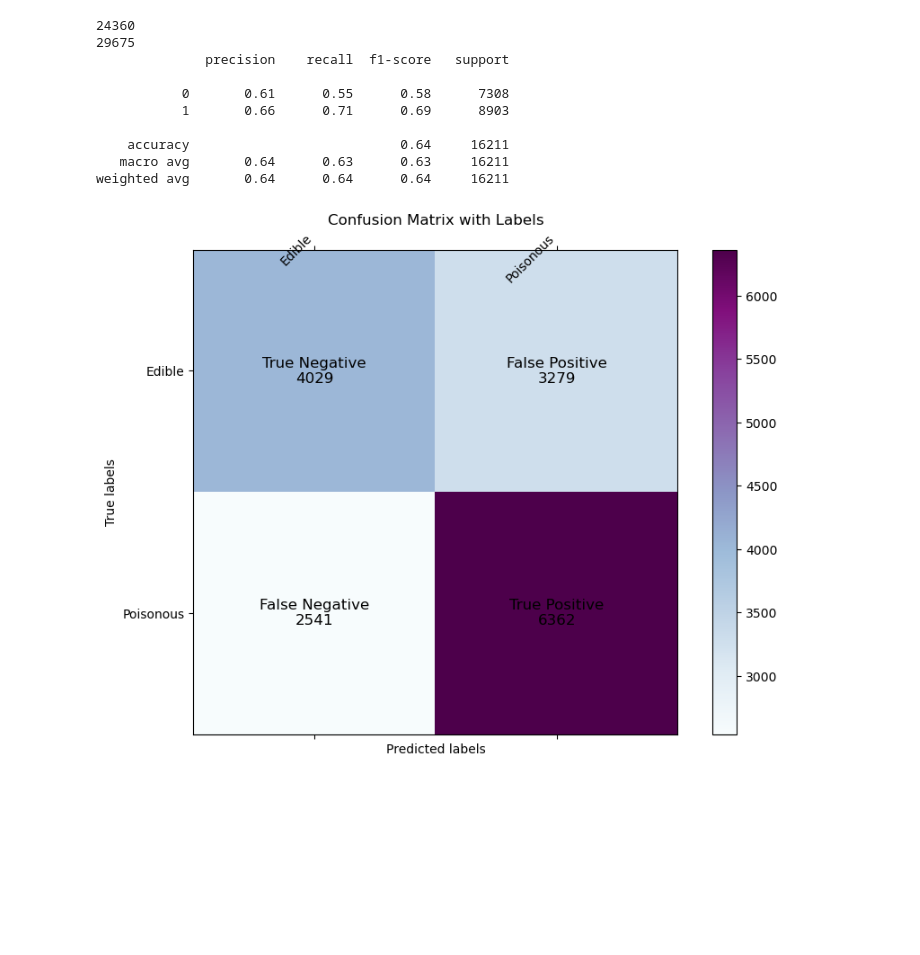
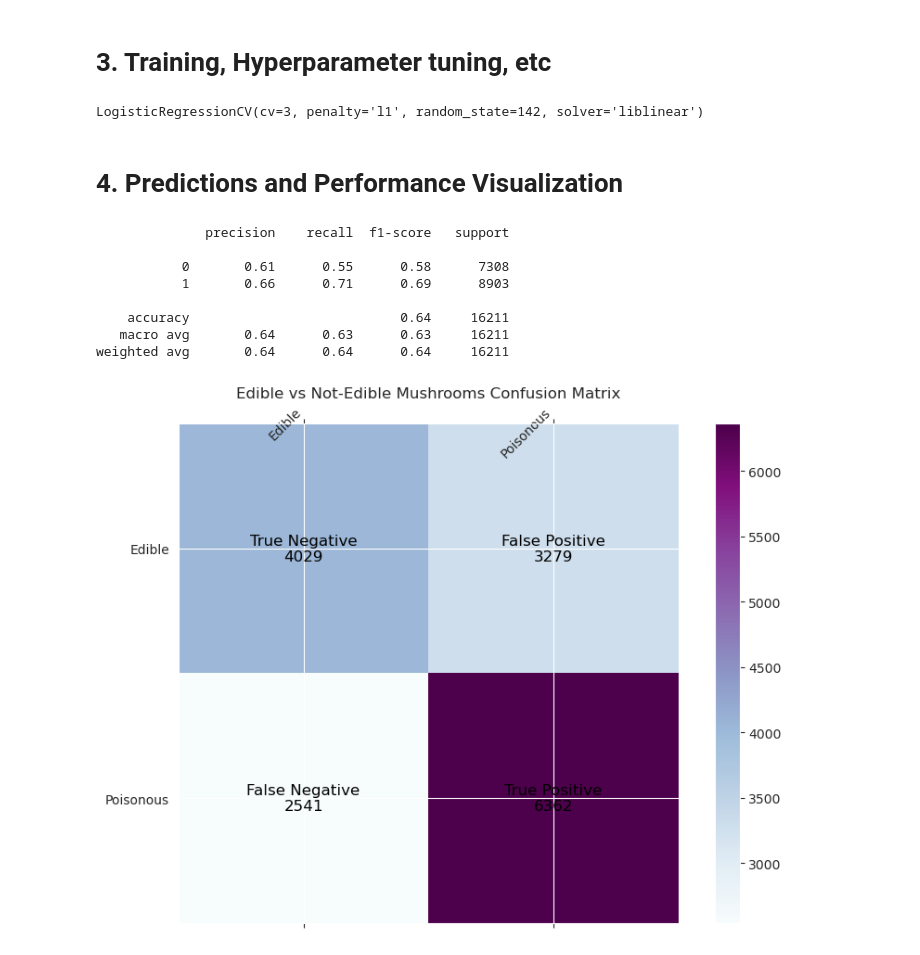
Before and after one commit to samuel23taku/ML-Edible-Mushroom-Classifier, a Jupyter notebook: log_reg_classifier.ipynb, the cells around one changed output. Saved outputs shown, nothing was run; the diff lists cells and outputs as text; code cells hidden in the pictures; blank space fills up the shorter version.

Commit message:
code clean up

```diff
--- a/log_reg_classifier.ipynb
+++ b/log_reg_classifier.ipynb
@@ -0,0 +30,11 @@
+# %%
+stratified_shuffle_split = StratifiedShuffleSplit(n_splits=1, test_size=0.3, random_state=142)
+
+index_training_data, index_test_data = next(stratified_shuffle_split.split(x, y))
+
+x_train_set = mushroom_data.loc[index_training_data, x.columns]
+y_train_ = mushroom_data.loc[index_training_data, "class"]
+
+x_test_set = mushroom_data.loc[index_test_data, x.columns]
+y_test_ = mushroom_data.loc[index_test_data, "class"]
+sns.heatmap(x.corr(), annot=True)
@@ -1,31 +44,13 @@
+# %% [markdown]
+# 3. Training, Hyperparameter tuning, etc
+# %%
+model = LogisticRegressionCV(Cs=10, cv=3, penalty='l1', solver='liblinear', random_state=142)
+model.fit(x_train_set, y_train_)
+# %% [output]
+LogisticRegressionCV(cv=3, penalty='l1', random_state=142, solver='liblinear')
+# %% [markdown]
+# 4. Predictions and Performance Visualization
 # %%
-import numpy as np
-import pandas as pd
-import seaborn as sns
-from sklearn.linear_model import LogisticRegression, LogisticRegressionCV
-from sklearn.model_selection import StratifiedShuffleSplit
-from sklearn.metrics import classification_report, confusion_matrix, ConfusionMatrixDisplay
-import matplotlib.pyplot as plt
-mushrooom_data = pd.read_csv("data/mushroom_cleaned.csv")
-y = mushrooom_data['class'] # Target variable
-x = mushrooom_data.iloc[:,:-1]
-# sns.heatmap(x.corr(), annot=True)
-
-stratified_shuffle_split  = StratifiedShuffleSplit(n_splits=1, test_size=0.3, random_state=142)
-
-index_training_data, index_test_data = next(stratified_shuffle_split.split(x, y))
-
-x_train_set = mushrooom_data.loc[index_training_data, x.columns]
-y_train_ = mushrooom_data.loc[index_training_data, "class"]
-
-x_test_set = mushrooom_data.loc[index_test_data, x.columns]
-y_test_ = mushrooom_data.loc[index_test_data, "class"]
-
-model = LogisticRegressionCV(Cs=10,cv=3,penalty='l1',solver='liblinear',random_state=142)
-print((y ==0).sum())
-print((y ==1).sum())
-model.fit(x_train_set,y_train_)
-
 predict = model.predict(x_test_set)
 
 print(classification_report(y_test_, predict))
@@ -39,37 +64,32 @@ labels = [["True Negative", "False Positive"], ["False Negative", "True Positive
 # Plotting the confusion matrix using matplotlib
 fig, ax = plt.subplots(figsize=(10, 7))
 cax = ax.matshow(conf_matrix, cmap='BuPu')
 plt.colorbar(cax)
 
 # Set ticks and labels
 ax.set_xticks(np.arange(len(class_names)))
 ax.set_yticks(np.arange(len(class_names)))
 ax.set_xticklabels(class_names)
 ax.set_yticklabels(class_names)
 
 # Rotate the tick labels and set their alignment.
 plt.setp(ax.get_xticklabels(), rotation=45, ha="right", rotation_mode="anchor")
 
 # Loop over data dimensions and create text annotations.
 for i in range(conf_matrix.shape[0]):
     for j in range(conf_matrix.shape[1]):
         ax.text(j, i, f"{labels[i][j]}\n{conf_matrix[i, j]}",
                 ha="center", va="center", color="black", fontsize=12)
 
-# Set labels and title
-ax.set_xlabel('Predicted labels')
-ax.set_ylabel('True labels')
-ax.set_title('Confusion Matrix with Labels')
+ax.set_title('Edible vs Not-Edible Mushrooms Confusion Matrix')
 plt.show()
 # %% [output]
-24360
-29675
               precision    recall  f1-score   support
 
            0       0.61      0.55      0.58      7308
            1       0.66      0.71      0.69      8903
 
     accuracy                           0.64     16211
    macro avg       0.64      0.63      0.63     16211
 weighted avg       0.64      0.64      0.64     16211
-[figure, old version]
+[figure, new version]
```
Also changed, not shown: parts of 4 cells of this notebook, 1 other file.
